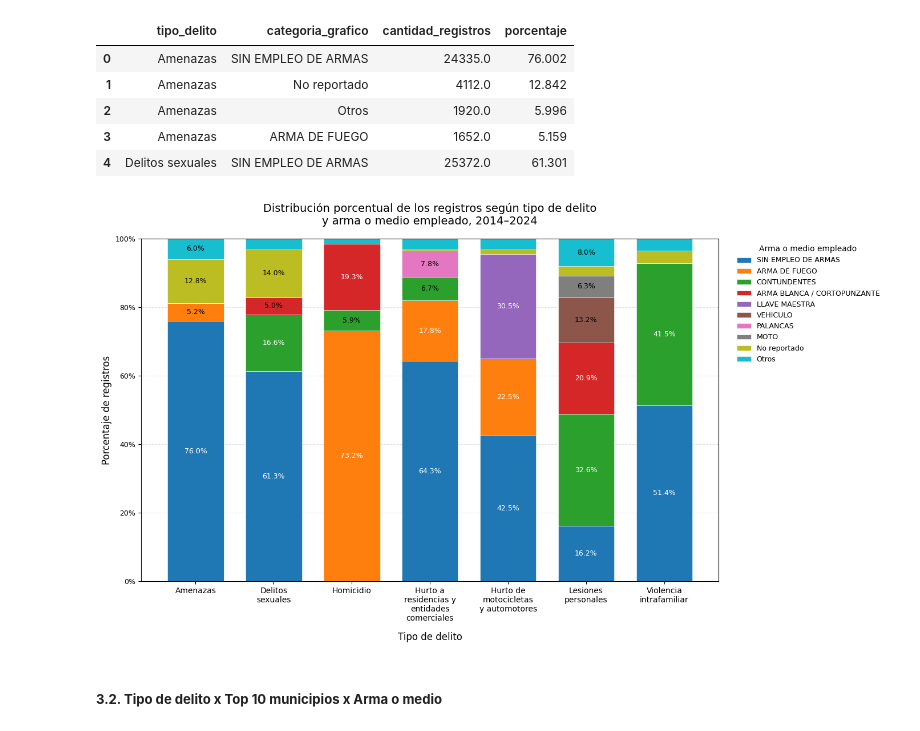
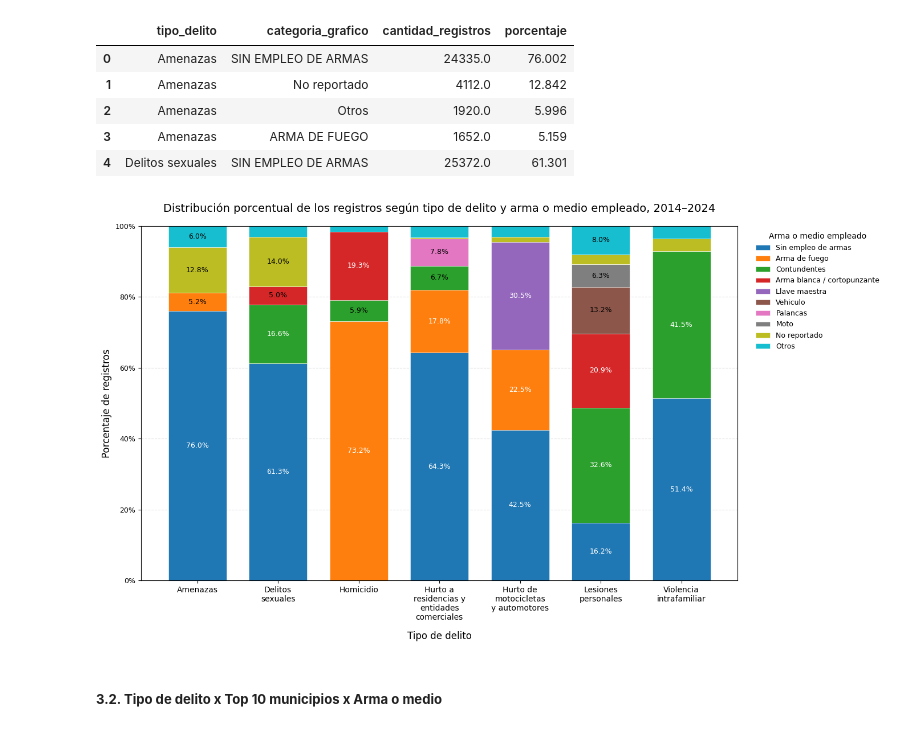
Before and after one commit to SaraBalbin/DW_Analisis_Criminalidad_Colombia, a Jupyter notebook: 04_Analisis_exploratorio.ipynb, the cells around one changed output. Drawn from its saved outputs; the diff is of its cells as text; code cells hidden in the pictures.

Commit message:
Analisis armas medio x tipo de delito x municipio

```diff
--- a/04_Analisis_exploratorio.ipynb
+++ b/04_Analisis_exploratorio.ipynb
@@ -1780,6 +1325,8 @@ df["categoria_grafico"] = (
     df["categoria_grafico"]
     .str.strip()
     .str.replace(r"\s+", " ", regex=True)
+    .str.lower()
+    .str.capitalize()
 )
 
 # ==========================================================
@@ -1901,38 +1448,38 @@ for i, categoria in enumerate(orden_por_magnitud):
 # 9. FORMATO
 # ==========================================================
 ax.set_title(
-    "Distribución porcentual de los registros según tipo de delito\ny arma o medio empleado, 2014–2024",
+    "Distribución porcentual de los registros según tipo de delito y arma o medio empleado, 2014–2024",
     fontsize=14,
     pad=18
 )
 
 ax.set_xlabel("Tipo de delito", fontsize=12, labelpad=12)
 ax.set_ylabel("Porcentaje de registros", fontsize=12)
 
 ax.set_xticks(range(len(tabla)))
 ax.set_xticklabels(nombres_x, rotation=0, ha="center", fontsize=10)
 
 ax.set_ylim(0, 100)
 ax.yaxis.set_major_formatter(PercentFormatter(100))
 ax.tick_params(axis="y", labelsize=9)
 
 ax.grid(axis="y", linestyle="--", alpha=0.35)
 ax.set_axisbelow(True)
 
 # Leyenda
 ax.legend(
     title="Arma o medio empleado",
     bbox_to_anchor=(1.02, 1),
     loc="upper left",
     frameon=False,
     fontsize=9,
     title_fontsize=10
 )
 
 plt.tight_layout()
 plt.show()
 # %% [output]
-[figure, old version]
+[figure, new version]
 # %% [markdown]
 ##### **3.2. Tipo de delito x Top 10 municipios x Arma o medio**
 # %%
```
Also changed, not shown: parts of 7 cells of this notebook.
